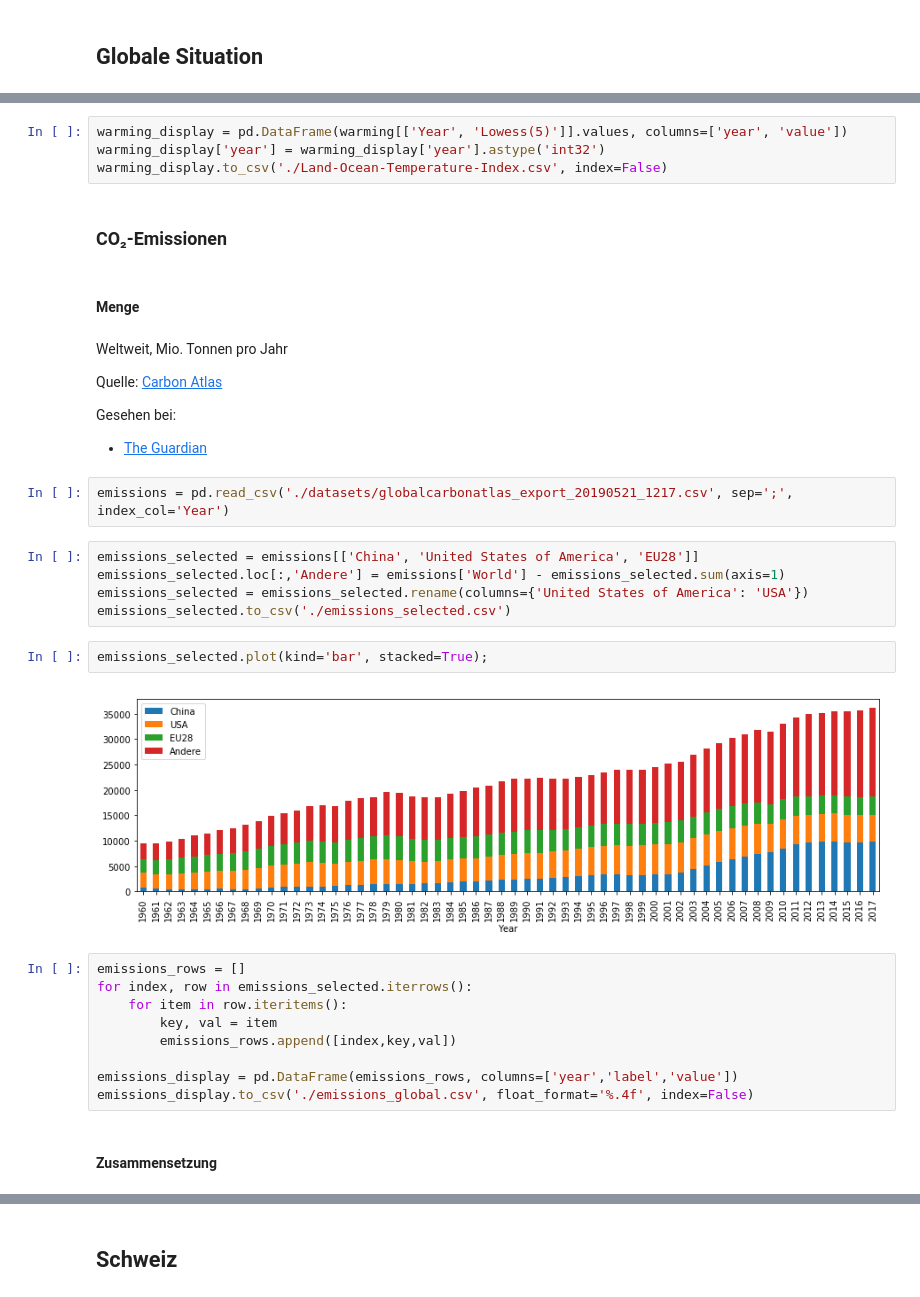
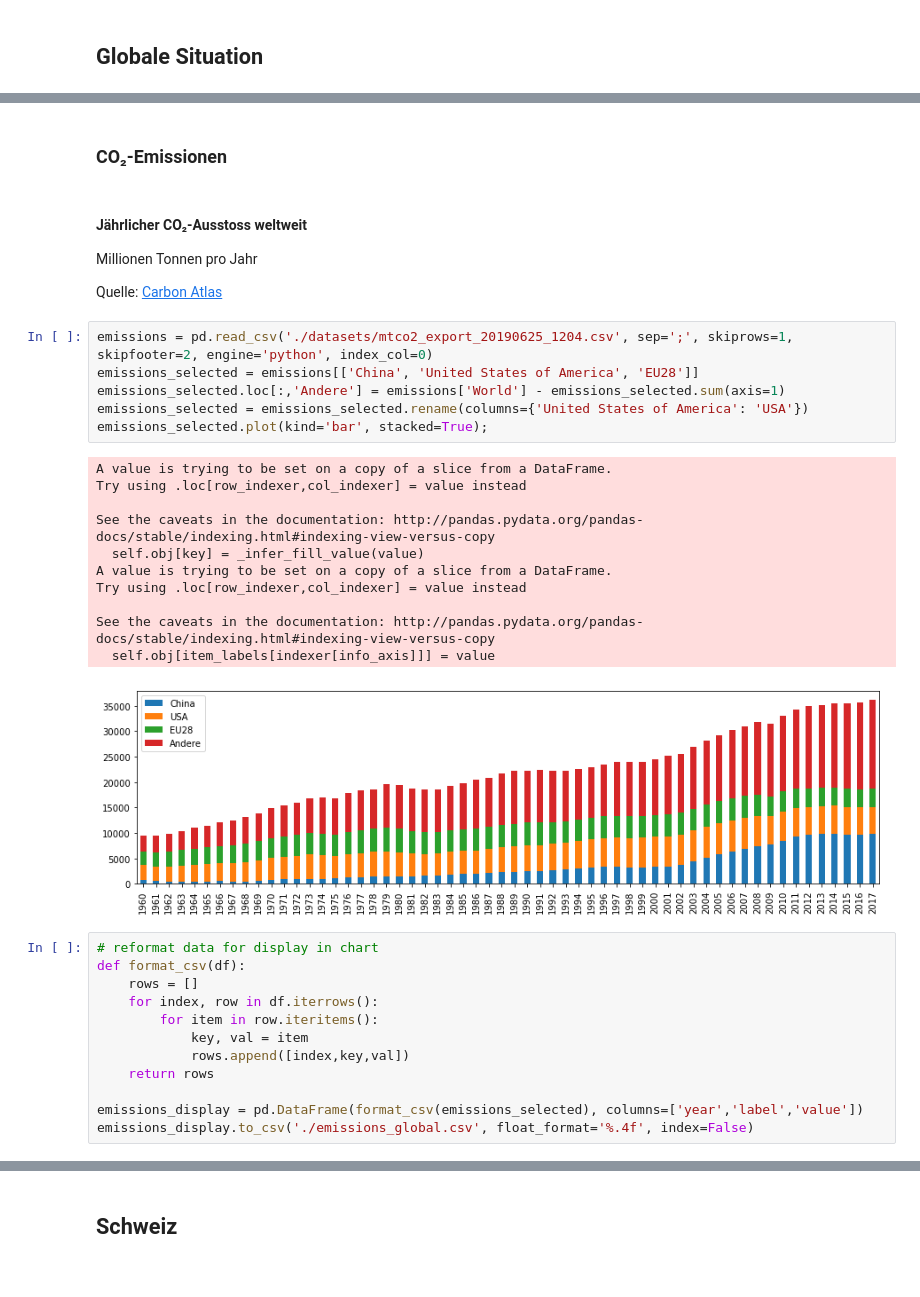
Before and after one commit to republik/dossier-klimawandel, a Jupyter notebook: data/Dossier Klimawandel.ipynb, the cells around one changed output, grey strips where cells are left out. Drawn from its saved outputs; the diff is of its cells as text.

```diff
--- a/data/Dossier Klimawandel.ipynb
+++ b/data/Dossier Klimawandel.ipynb
@@ -33,37 +23,38 @@ warming.plot(kind='line', x='Year', y='Lowess(5)');
-# %%
-warming_display = pd.DataFrame(warming[['Year', 'Lowess(5)']].values, columns=['year', 'value'])
-warming_display['year'] = warming_display['year'].astype('int32')
-warming_display.to_csv('./Land-Ocean-Temperature-Index.csv', index=False)
 # %% [markdown]
 ### CO₂-Emissionen
-# %% [markdown]
-#### Menge
 # %% [markdown]
-Weltweit, Mio. Tonnen pro Jahr
+#### Jährlicher CO₂-Ausstoss weltweit
+
+Millionen Tonnen pro Jahr
 
 Quelle: [Carbon Atlas](http://www.globalcarbonatlas.org/en/CO2-emissions)
-
-Gesehen bei:
- * [The Guardian](https://www.theguardian.com/environment/2019/may/07/us-hotbed-climate-change-denial-international-poll)
-# %%
-emissions = pd.read_csv('./datasets/globalcarbonatlas_export_20190521_1217.csv', sep=';', index_col='Year')
 # %%
+emissions = pd.read_csv('./datasets/mtco2_export_20190625_1204.csv', sep=';', skiprows=1, skipfooter=2, engine='python', index_col=0)
 emissions_selected = emissions[['China', 'United States of America', 'EU28']]
 emissions_selected.loc[:,'Andere'] = emissions['World'] - emissions_selected.sum(axis=1)
 emissions_selected = emissions_selected.rename(columns={'United States of America': 'USA'})
-emissions_selected.to_csv('./emissions_selected.csv')
+emissions_selected.plot(kind='bar', stacked=True);
+# %% [output]
+A value is trying to be set on a copy of a slice from a DataFrame.
+Try using .loc[row_indexer,col_indexer] = value instead
+
+See the caveats in the documentation: http://pandas.pydata.org/pandas-docs/stable/indexing.html#indexing-view-versus-copy
+  self.obj[key] = _infer_fill_value(value)
+A value is trying to be set on a copy of a slice from a DataFrame.
+Try using .loc[row_indexer,col_indexer] = value instead
+
+See the caveats in the documentation: http://pandas.pydata.org/pandas-docs/stable/indexing.html#indexing-view-versus-copy
+  self.obj[item_labels[indexer[info_axis]]] = value
+[figure, added]
-# %%
-emissions_selected.plot(kind='bar', stacked=True);
-# %% [output]
-[figure, removed]
 # %%
-emissions_rows = []
-for index, row in emissions_selected.iterrows():
-    for item in row.iteritems():
-        key, val = item
-        emissions_rows.append([index,key,val])
+# reformat data for display in chart
+def format_csv(df):
+    rows = []
+    for index, row in df.iterrows():
+        for item in row.iteritems():
+            key, val = item
+            rows.append([index,key,val])
+    return rows
 
-emissions_display = pd.DataFrame(emissions_rows, columns=['year','label','value'])
+emissions_display = pd.DataFrame(format_csv(emissions_selected), columns=['year','label','value'])
 emissions_display.to_csv('./emissions_global.csv', float_format='%.4f', index=False)
-# %% [markdown]
-#### Zusammensetzung
```
Also changed, not shown: parts of 12 cells of this notebook, 8 other files.
